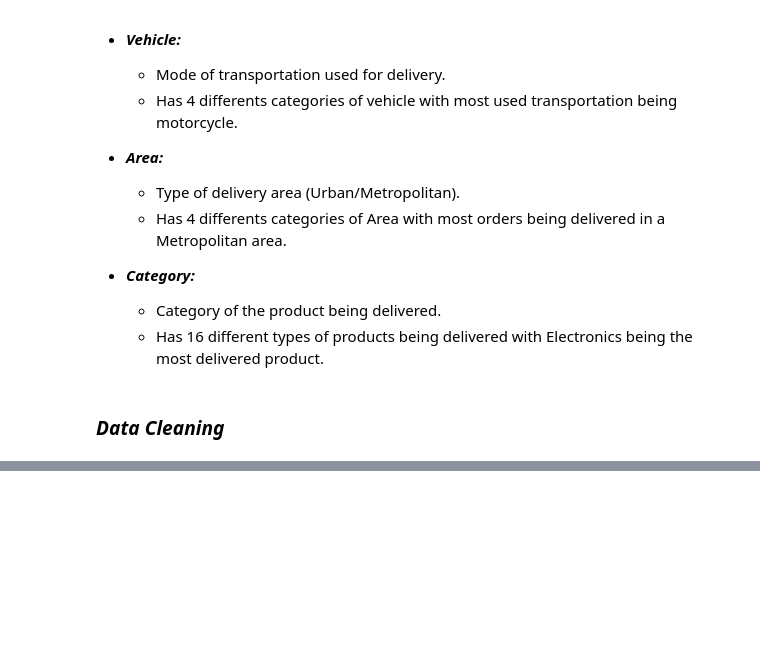
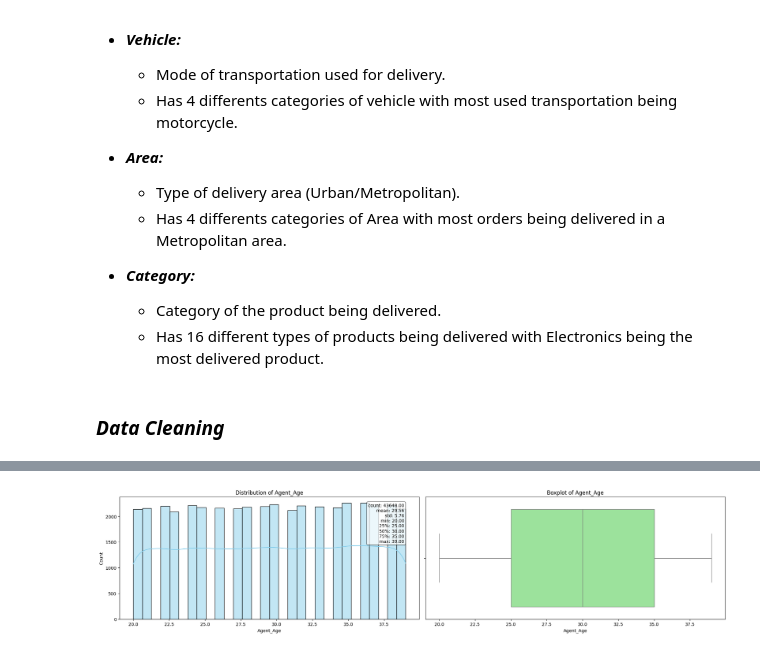
Before and after one commit to Pooja-Spandana/Amazon_DeliveryTime_Prediction, a Jupyter notebook: Notebooks/Data_cleaning_&_EDA.ipynb, the cells around one changed output, grey strips where cells are left out. Saved outputs shown, nothing was run; the diff lists cells and outputs as text; code cells hidden in the pictures; blank space fills up the shorter version.

```diff
--- a/Notebooks/Data_cleaning_&_EDA.ipynb
+++ b/Notebooks/Data_cleaning_&_EDA.ipynb
@@ -224,0 +536,5 @@ data.describe(include='object').T
+# %%
+# Numerical features
+plot_feature_distribution(fe_dataset, 'Agent_Age')
+# %% [output]
+[figure, added]
```
Also changed, not shown: parts of 67 cells of this notebook, 18 other files.
